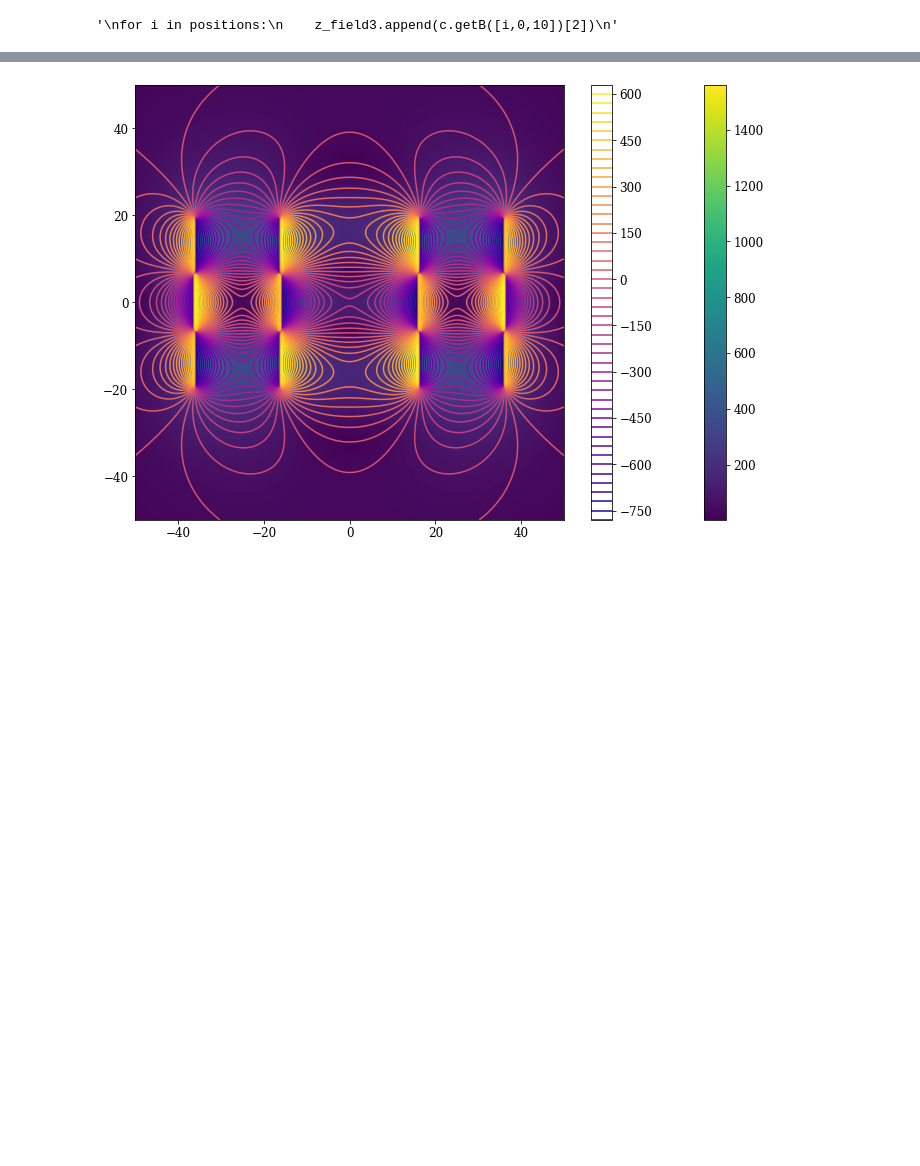
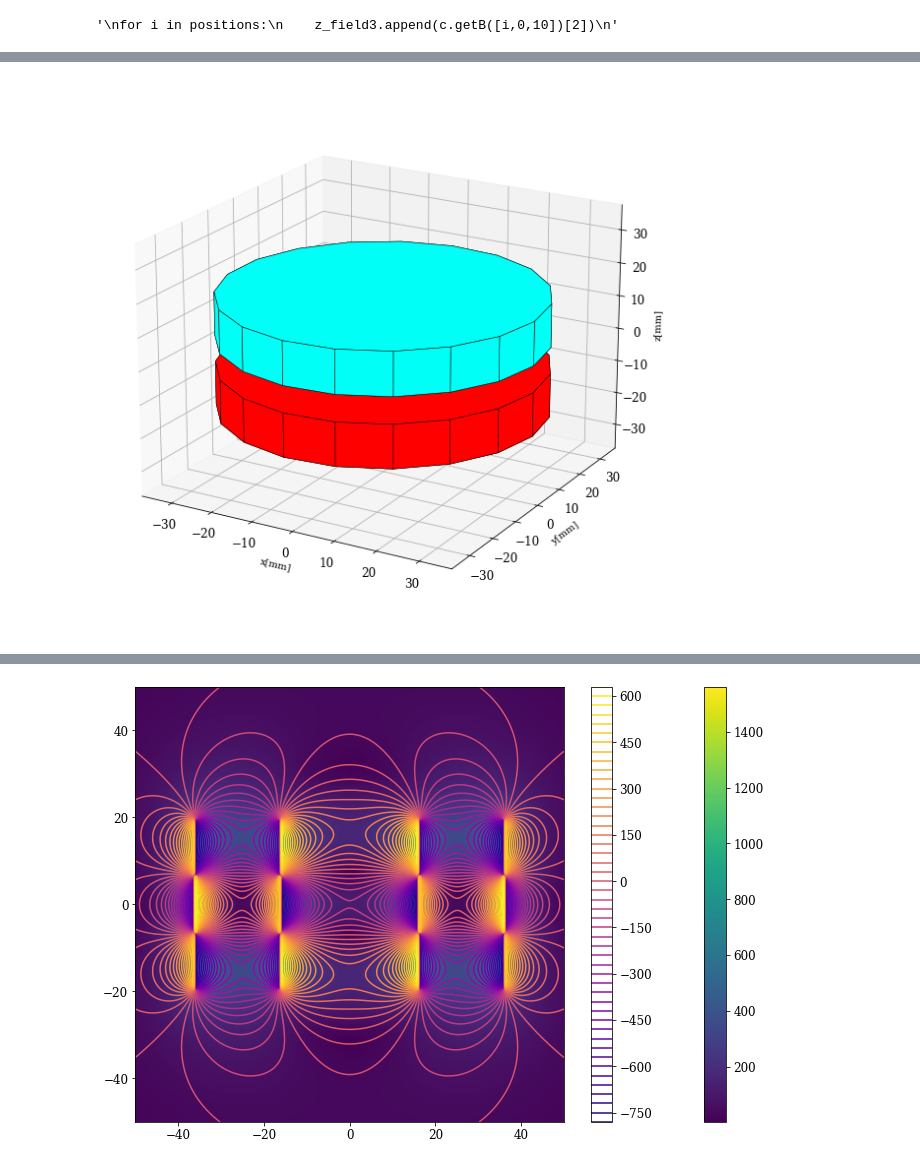
Before and after one commit to Lyra-Cronin/Thesis-Python, a Jupyter notebook: Magnetic simulation.ipynb, the cells around one changed output, grey strips where cells are left out. Drawn from its saved outputs; the diff is of its cells as text; code cells hidden in the pictures; blank space fills up the shorter version.

```diff
--- a/Magnetic simulation.ipynb
+++ b/Magnetic simulation.ipynb
@@ -98,5 +98,12 @@ posis = [[x,0,z] for z in zs for x in xs]
 B = [c.getB(pos) for pos in posis]
 Bs = np.array(B).reshape([200,200,3]) #reshape
 Bamp = np.linalg.norm(Bs,axis=2)
+# %%
+fig = plt.figure(figsize=(8,8))
+ax1 = fig.add_subplot(111,projection='3d')
+magpy.displaySystem(c,subplotAx=ax1,suppress=True)
+ax1.view_init(elev=20)
+# %% [output]
+[figure, added]
 # %%
 # define figure with a 2d and a 3d axis
```
Also changed, not shown: parts of 6 cells of this notebook.
